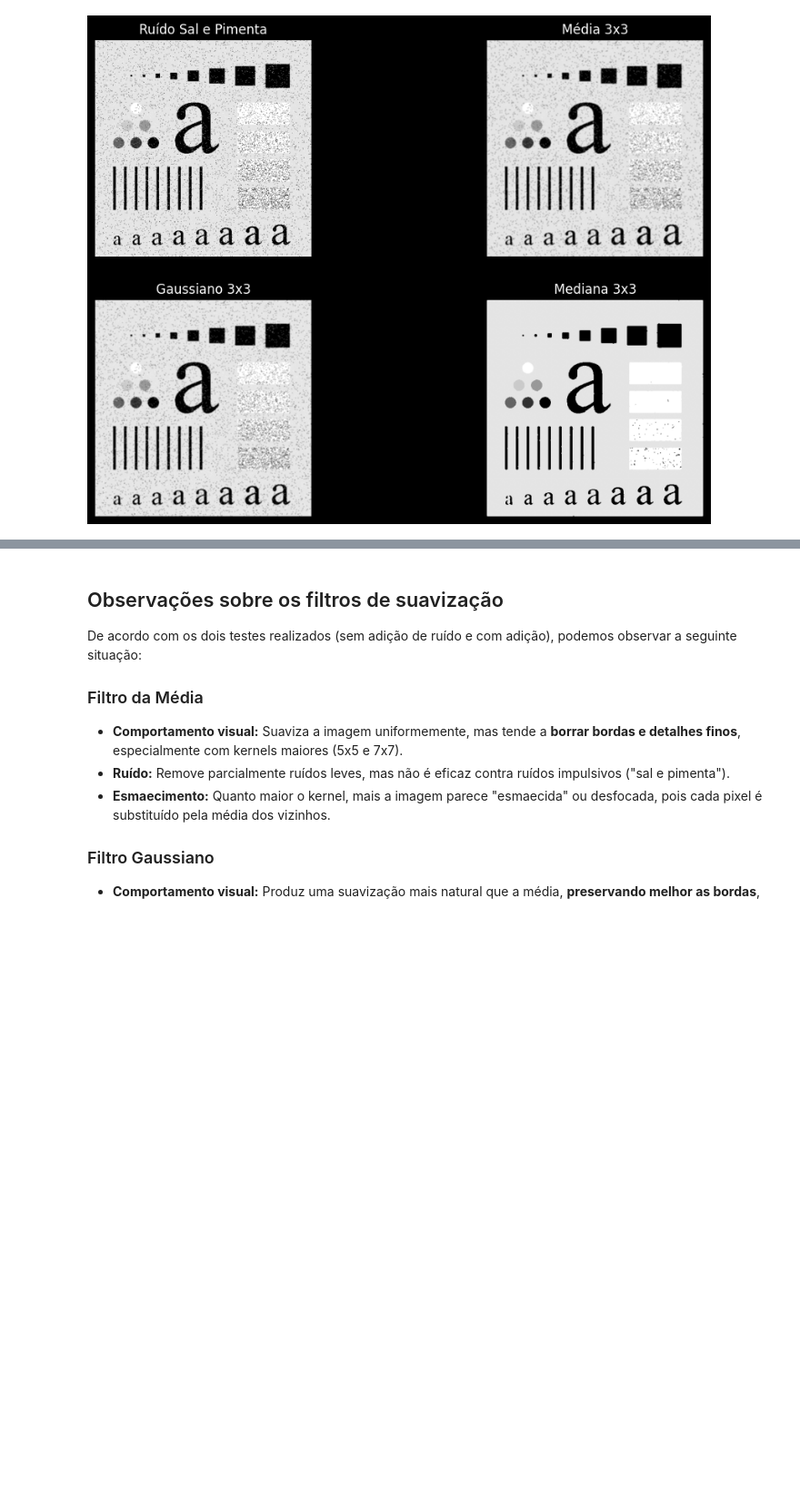
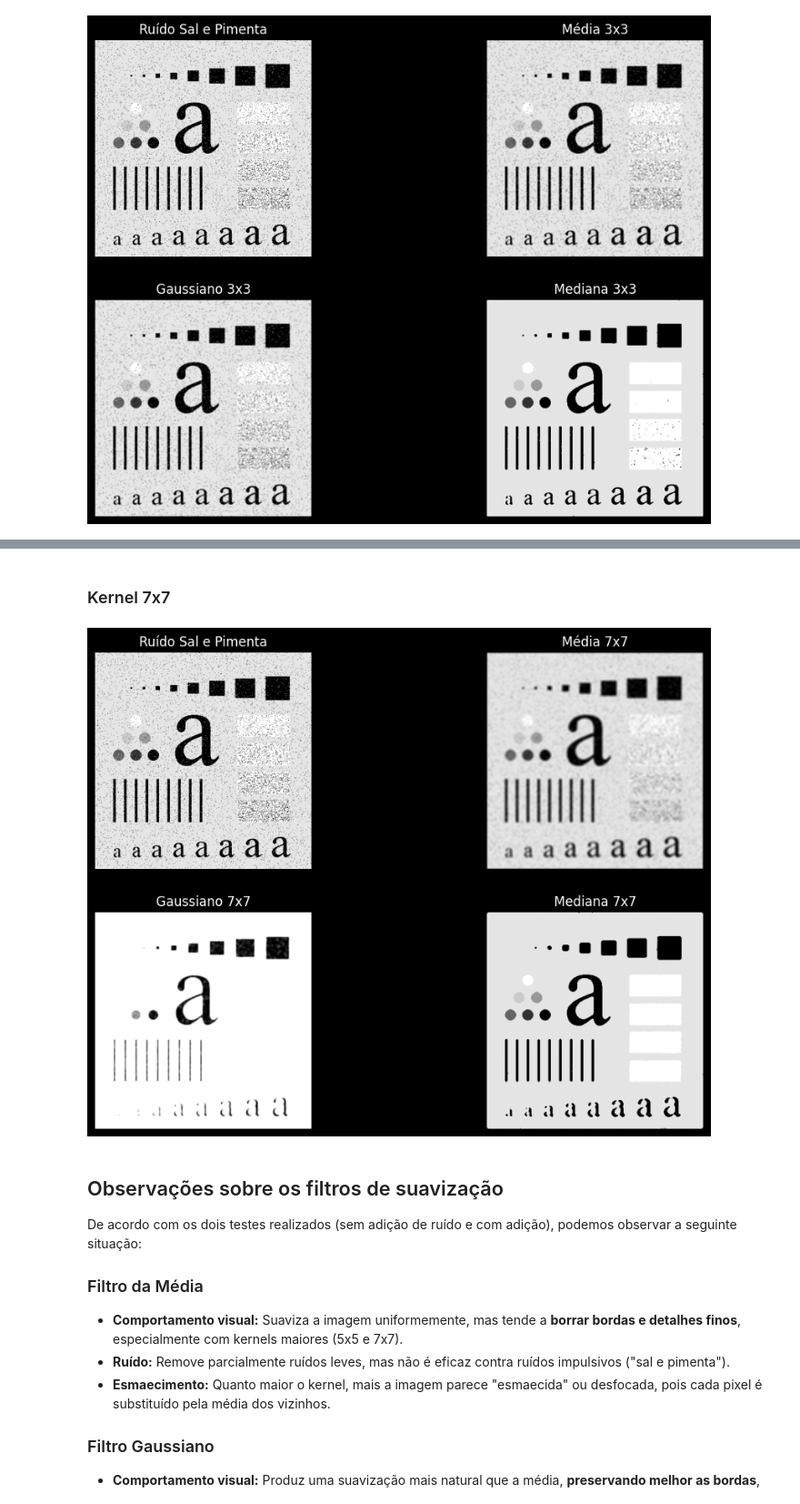
Before and after one commit to jvctrsilva/PDI_T1_Filtragem_Espacial, a Jupyter notebook: Filtragem_Espacial.ipynb, the cells around one changed output, grey strips where cells are left out. Shown at 91% size. Saved outputs shown, nothing was run; the diff lists cells and outputs as text; code cells hidden in the pictures; blank space fills up the shorter version.

```diff
--- a/Filtragem_Espacial.ipynb
+++ b/Filtragem_Espacial.ipynb
@@ -288,3 +324,31 @@ plt.show()
+# %% [markdown]
+### Kernel 7x7
+# %%
+plt.figure(figsize=(12, 8))
+
+plt.subplot(2, 2, 1)
+plt.imshow(img_sp, cmap='gray')
+plt.title('Ruído Sal e Pimenta')
+plt.axis('off')
+
+plt.subplot(2, 2, 2)
+plt.imshow(mean_sp_7, cmap='gray')
+plt.title('Média 7x7')
+plt.axis('off')
+
+plt.subplot(2, 2, 3)
+plt.imshow(gauss_sp_7, cmap='gray')
+plt.title('Gaussiano 7x7')
+plt.axis('off')
+
+plt.subplot(2, 2, 4)
+plt.imshow(median_sp_7, cmap='gray')
+plt.title('Mediana 7x7')
+plt.axis('off')
+
+plt.show()
+# %% [output]
+[figure, added]
 # %% [markdown]
 ## Observações sobre os filtros de suavização
 
```
Also changed, not shown: parts of 5 cells of this notebook.
